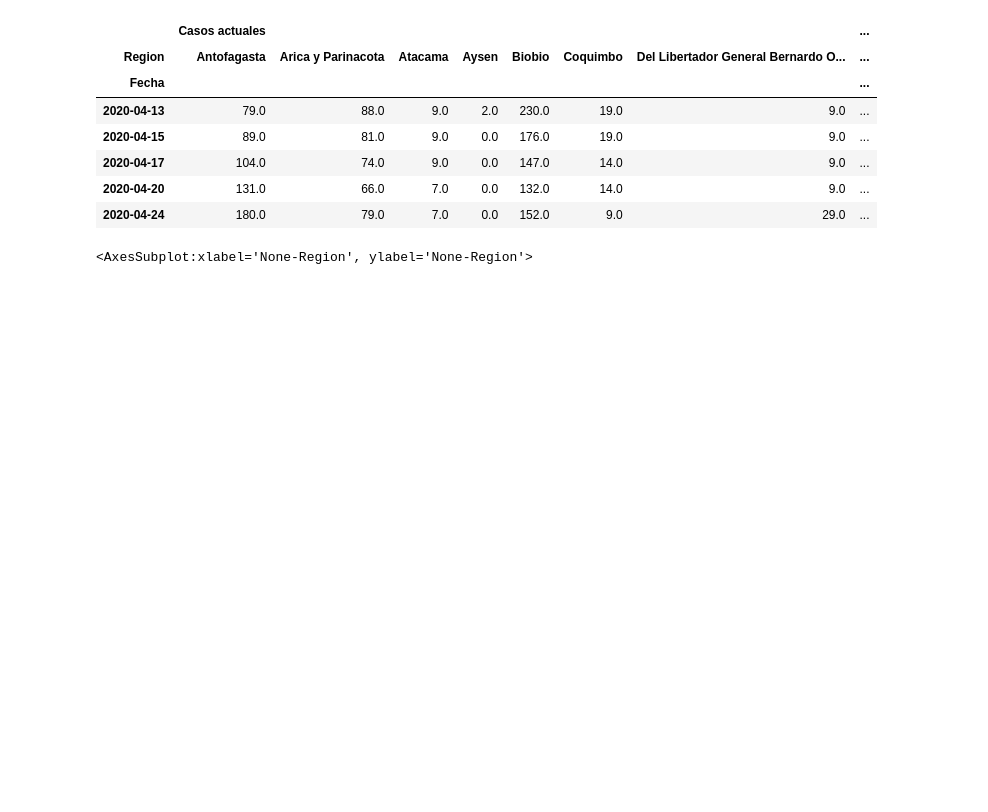
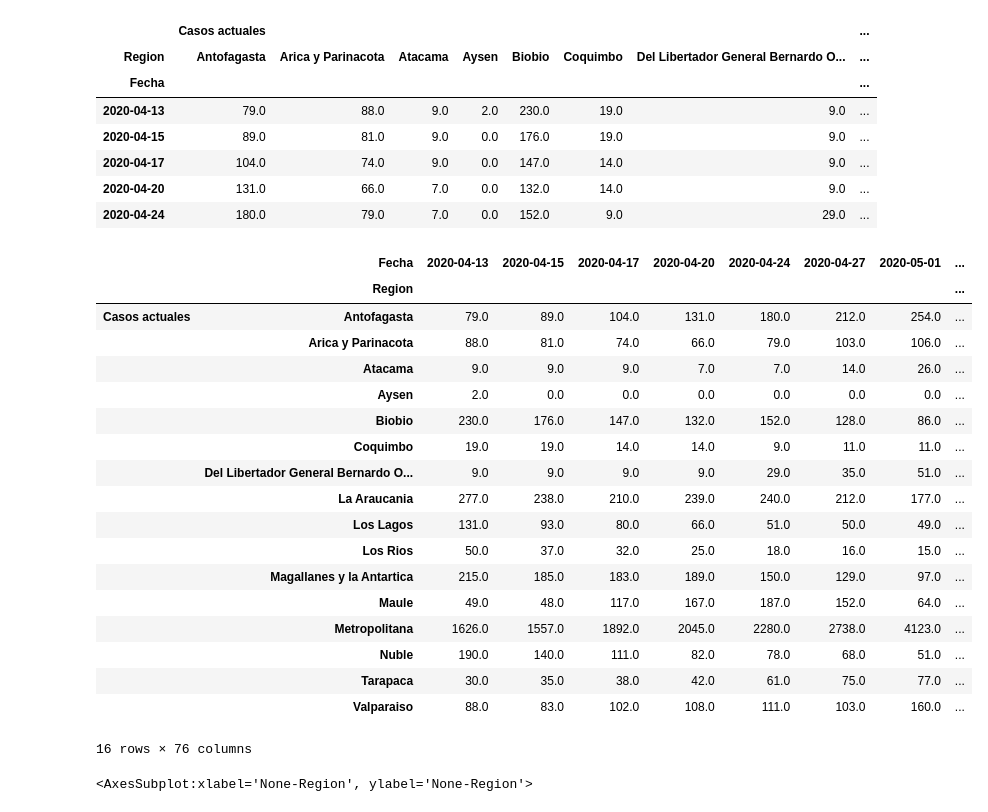
Before and after one commit to millacurafa/seird-model-dashboard, a Jupyter notebook: CovidChile2020.ipynb, the cells around one changed output. Cells and saved outputs as stored; diff of their text form; code cells hidden in the pictures; blank space fills up the shorter version.

```diff
--- a/CovidChile2020.ipynb
+++ b/CovidChile2020.ipynb
@@ -287,6 +287,28 @@ df_region_current.head()
 | 2020-04-17 | 104.0 | 74.0 | 9.0 | 0.0 | 147.0 | 14.0 | 9.0 | ... |
 | 2020-04-20 | 131.0 | 66.0 | 7.0 | 0.0 | 132.0 | 14.0 | 9.0 | ... |
 | 2020-04-24 | 180.0 | 79.0 | 7.0 | 0.0 | 152.0 | 9.0 | 29.0 | ... |
+# %%
+df_region_current.loc(:,['Arica y Parinacota','Atacama'])
+# %% [output]
+|  | Fecha | 2020-04-13 | 2020-04-15 | 2020-04-17 | 2020-04-20 | 2020-04-24 | 2020-04-27 | 2020-05-01 | ... |
+|  | Region |  |  |  |  |  |  |  | ... |
+| Casos actuales | Antofagasta | 79.0 | 89.0 | 104.0 | 131.0 | 180.0 | 212.0 | 254.0 | ... |
+|  | Arica y Parinacota | 88.0 | 81.0 | 74.0 | 66.0 | 79.0 | 103.0 | 106.0 | ... |
+|  | Atacama | 9.0 | 9.0 | 9.0 | 7.0 | 7.0 | 14.0 | 26.0 | ... |
+|  | Aysen | 2.0 | 0.0 | 0.0 | 0.0 | 0.0 | 0.0 | 0.0 | ... |
+|  | Biobio | 230.0 | 176.0 | 147.0 | 132.0 | 152.0 | 128.0 | 86.0 | ... |
+|  | Coquimbo | 19.0 | 19.0 | 14.0 | 14.0 | 9.0 | 11.0 | 11.0 | ... |
+|  | Del Libertador General Bernardo O... | 9.0 | 9.0 | 9.0 | 9.0 | 29.0 | 35.0 | 51.0 | ... |
+|  | La Araucania | 277.0 | 238.0 | 210.0 | 239.0 | 240.0 | 212.0 | 177.0 | ... |
+|  | Los Lagos | 131.0 | 93.0 | 80.0 | 66.0 | 51.0 | 50.0 | 49.0 | ... |
+|  | Los Rios | 50.0 | 37.0 | 32.0 | 25.0 | 18.0 | 16.0 | 15.0 | ... |
+|  | Magallanes y la Antartica | 215.0 | 185.0 | 183.0 | 189.0 | 150.0 | 129.0 | 97.0 | ... |
+|  | Maule | 49.0 | 48.0 | 117.0 | 167.0 | 187.0 | 152.0 | 64.0 | ... |
+|  | Metropolitana | 1626.0 | 1557.0 | 1892.0 | 2045.0 | 2280.0 | 2738.0 | 4123.0 | ... |
+|  | Nuble | 190.0 | 140.0 | 111.0 | 82.0 | 78.0 | 68.0 | 51.0 | ... |
+|  | Tarapaca | 30.0 | 35.0 | 38.0 | 42.0 | 61.0 | 75.0 | 77.0 | ... |
+|  | Valparaiso | 88.0 | 83.0 | 102.0 | 108.0 | 111.0 | 103.0 | 160.0 | ... |
+16 rows × 76 columns
 # %%
 df_joined = df_region_current.join(df_region_deaths, lsuffix='_current', rsuffix='_deaths')
 # %%
```
Also changed, not shown: 4 other files.
